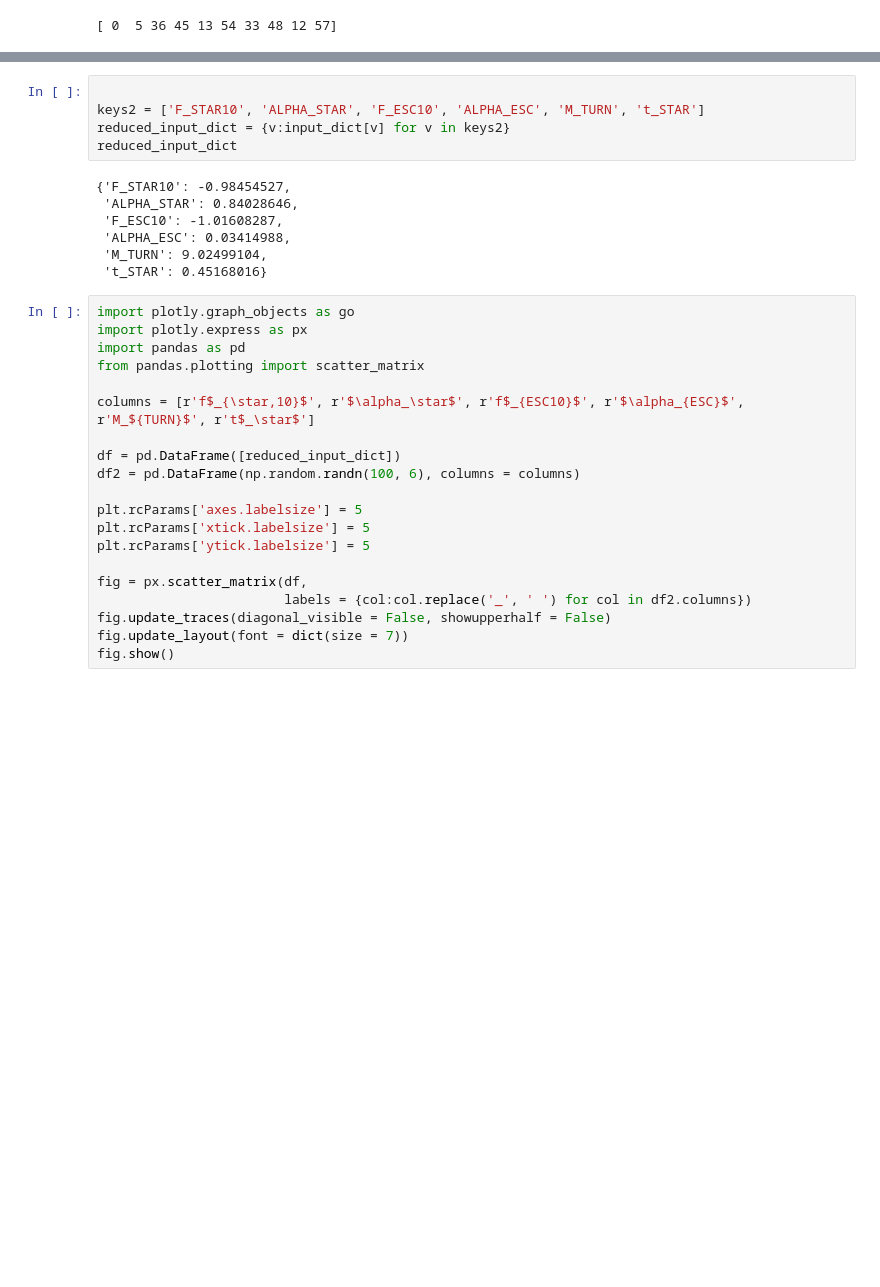
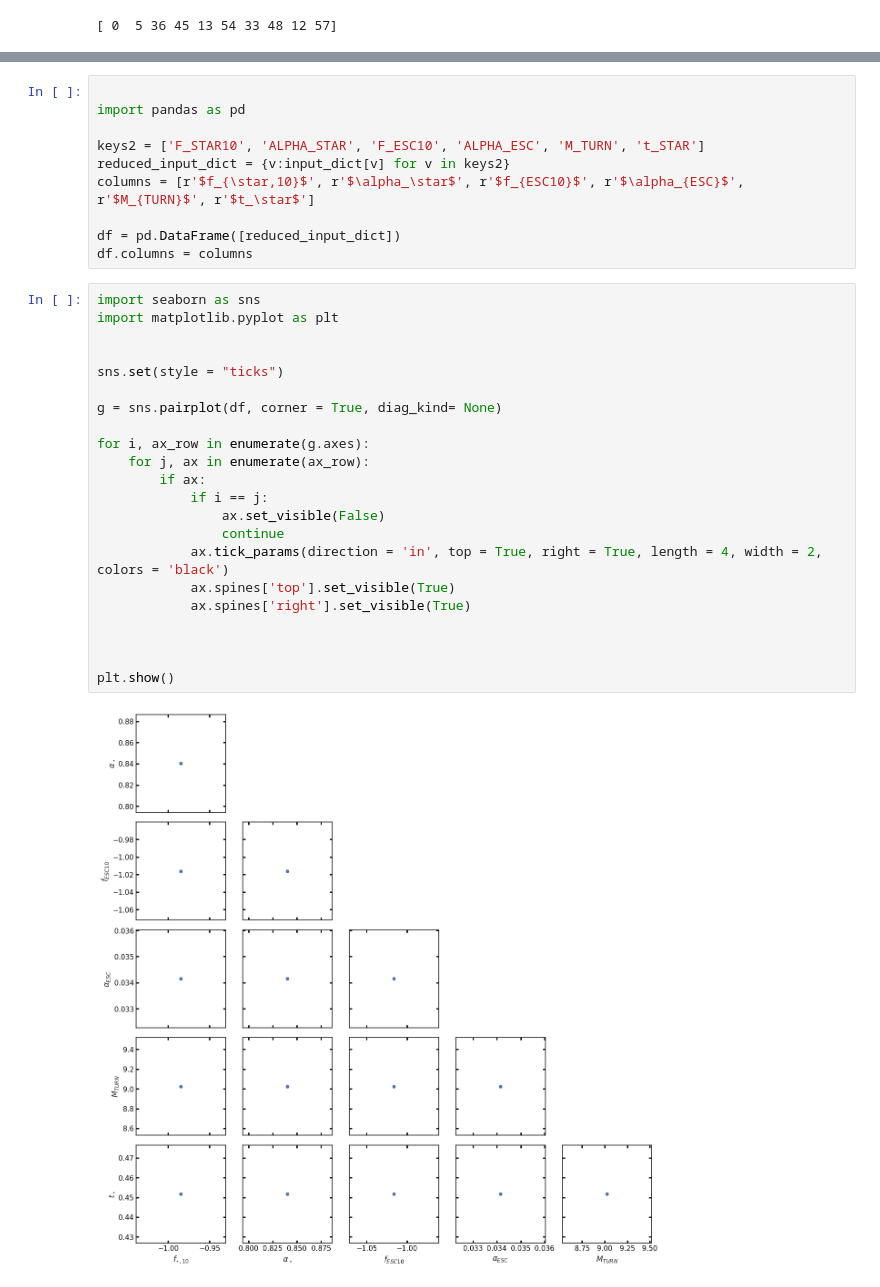
Before and after one commit to Rillard2001/RealMSc, a Jupyter notebook: Tutorials/21cmEMU/21cmEMU_test.ipynb, the cells around one changed output, grey strips where cells are left out. Cells and saved outputs as stored; diff of their text form; blank space fills up the shorter version.

```diff
--- a/Tutorials/21cmEMU/21cmEMU_test.ipynb
+++ b/Tutorials/21cmEMU/21cmEMU_test.ipynb
@@ -203,32 +212,34 @@ plt.show()
 # %%
+
+import pandas as pd
 
 keys2 = ['F_STAR10', 'ALPHA_STAR', 'F_ESC10', 'ALPHA_ESC', 'M_TURN', 't_STAR']
 reduced_input_dict = {v:input_dict[v] for v in keys2}
-reduced_input_dict
+columns = [r'$f_{\star,10}$', r'$\alpha_\star$', r'$f_{ESC10}$', r'$\alpha_{ESC}$', r'$M_{TURN}$', r'$t_\star$']
+
+df = pd.DataFrame([reduced_input_dict])
+df.columns = columns
-# %% [output]
-{'F_STAR10': -0.98454527,
- 'ALPHA_STAR': 0.84028646,
- 'F_ESC10': -1.01608287,
- 'ALPHA_ESC': 0.03414988,
- 'M_TURN': 9.02499104,
- 't_STAR': 0.45168016}
-# %%
-import plotly.graph_objects as go
-import plotly.express as px
-import pandas as pd
-from pandas.plotting import scatter_matrix
-
-columns = [r'f$_{\star,10}$', r'$\alpha_\star$', r'f$_{ESC10}$', r'$\alpha_{ESC}$', r'M_${TURN}$', r't$_\star$']
-
-df = pd.DataFrame([reduced_input_dict])
-df2 = pd.DataFrame(np.random.randn(100, 6), columns = columns)
-
-plt.rcParams['axes.labelsize'] = 5
-plt.rcParams['xtick.labelsize'] = 5
-plt.rcParams['ytick.labelsize'] = 5
-
-fig = px.scatter_matrix(df,
-                        labels = {col:col.replace('_', ' ') for col in df2.columns})
-fig.update_traces(diagonal_visible = False, showupperhalf = False)
-fig.update_layout(font = dict(size = 7))
-fig.show()
+# %%
+import seaborn as sns
+import matplotlib.pyplot as plt
+
+
+sns.set(style = "ticks")
+
+g = sns.pairplot(df, corner = True, diag_kind= None)
+
+for i, ax_row in enumerate(g.axes):
+    for j, ax in enumerate(ax_row):
+        if ax:
+            if i == j:
+                ax.set_visible(False)
+                continue
+            ax.tick_params(direction = 'in', top = True, right = True, length = 4, width = 2, colors = 'black')
+            ax.spines['top'].set_visible(True)
+            ax.spines['right'].set_visible(True)
+
+
+
+plt.show()
+# %% [output]
+[figure, added]
```
Also changed, not shown: parts of 5 cells of this notebook.
